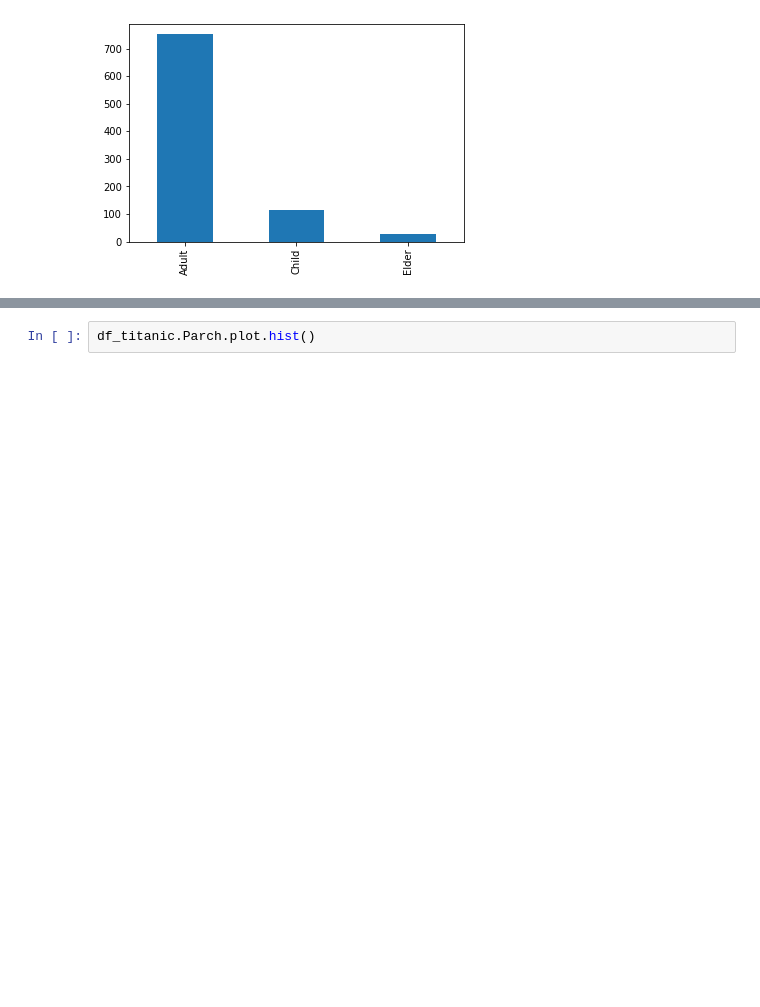
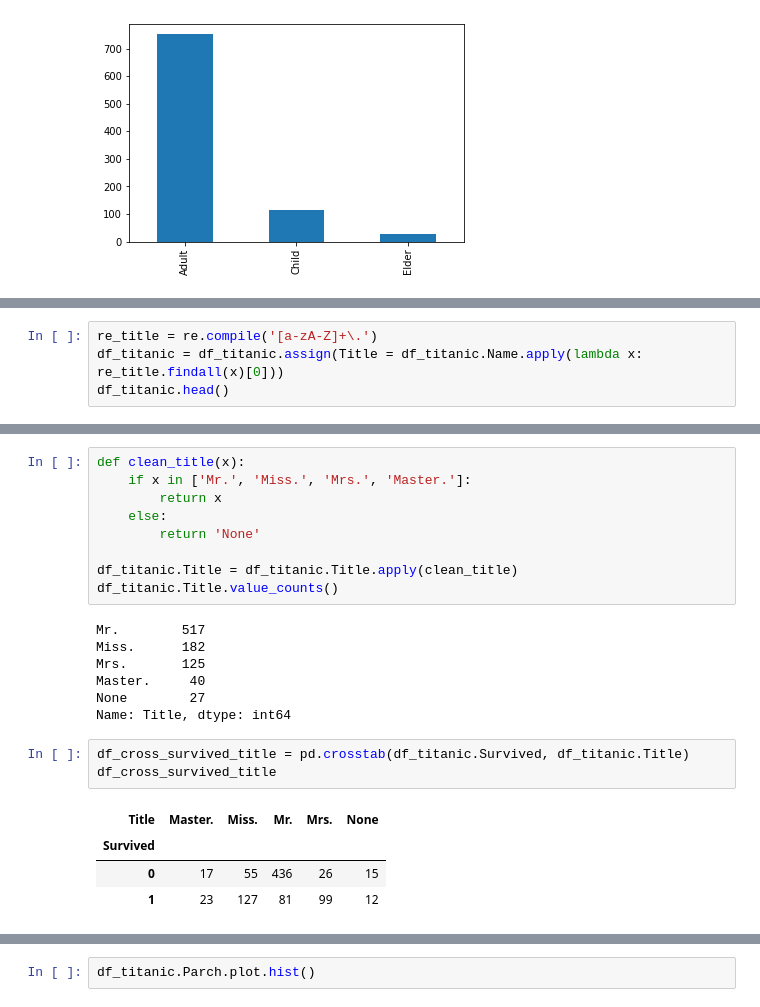
Before and after one commit to gLeitao/pos-data-science, a Jupyter notebook: aprendizado_supervisionado/Aula_02/Titanic/exemplos-classificacao.ipynb, the cells around one changed output, grey strips where cells are left out. Drawn from its saved outputs; the diff is of its cells as text; blank space fills up the shorter version.

```diff
--- a/aprendizado_supervisionado/Aula_02/Titanic/exemplos-classificacao.ipynb
+++ b/aprendizado_supervisionado/Aula_02/Titanic/exemplos-classificacao.ipynb
@@ -102,0 +124,4 @@ df_titanic.age_discrete.value_counts().plot.bar()
+# %%
+re_title = re.compile('[a-zA-Z]+\.')
+df_titanic = df_titanic.assign(Title = df_titanic.Name.apply(lambda x: re_title.findall(x)[0]))
+df_titanic.head()
@@ -102,0 +135,24 @@ df_titanic.age_discrete.value_counts().plot.bar()
+# %%
+def clean_title(x):
+    if x in ['Mr.', 'Miss.', 'Mrs.', 'Master.']:
+        return x
+    else:
+        return 'None'
+
+df_titanic.Title = df_titanic.Title.apply(clean_title)
+df_titanic.Title.value_counts()
+# %% [output]
+Mr.        517
+Miss.      182
+Mrs.       125
+Master.     40
+None        27
+Name: Title, dtype: int64
+# %%
+df_cross_survived_title = pd.crosstab(df_titanic.Survived, df_titanic.Title)
+df_cross_survived_title
+# %% [output]
+| Title | Master. | Miss. | Mr. | Mrs. | None |
+| Survived |  |  |  |  |  |
+| 0 | 17 | 55 | 436 | 26 | 15 |
+| 1 | 23 | 127 | 81 | 99 | 12 |
```
Also changed, not shown: parts of 20 cells of this notebook.
